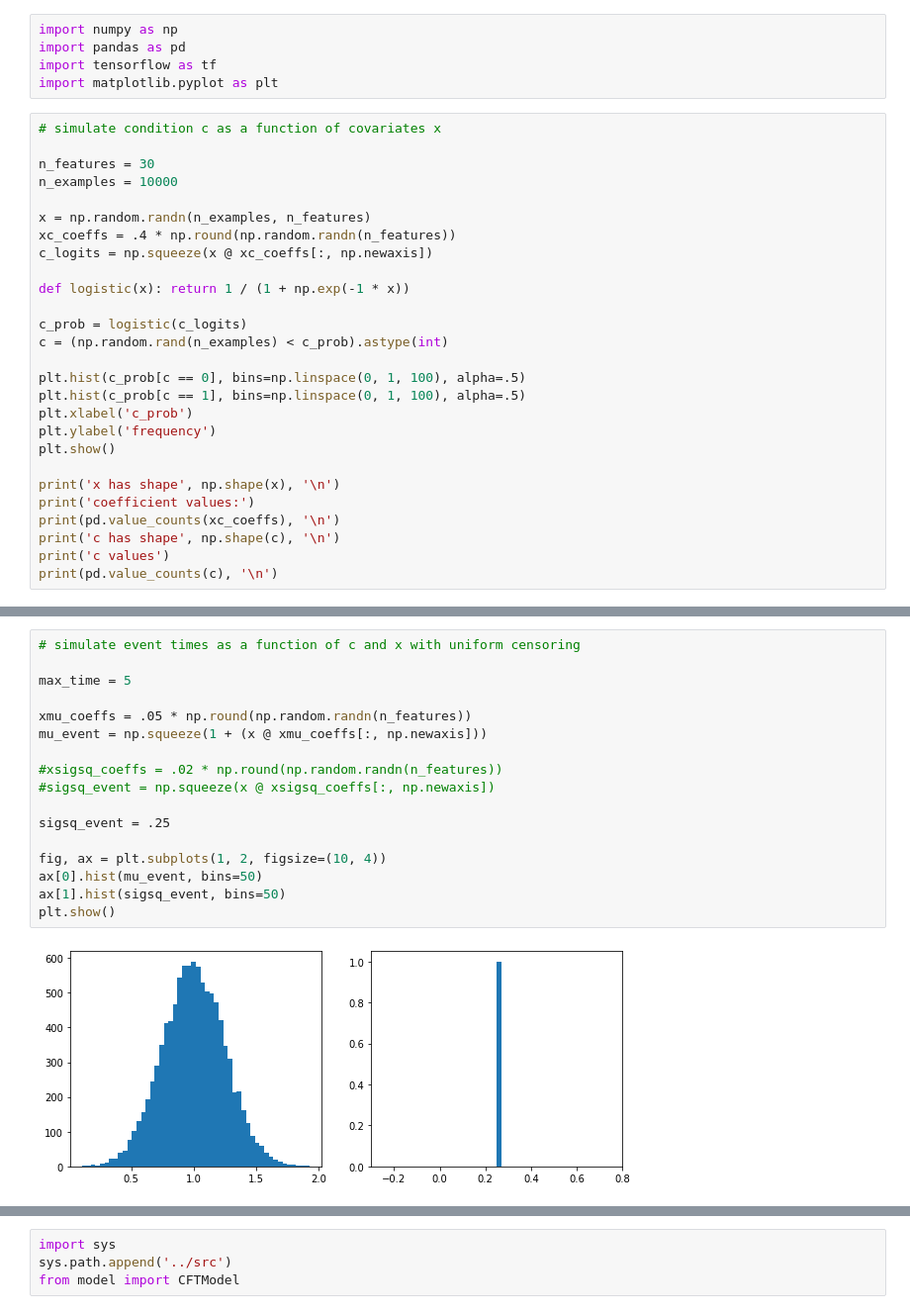
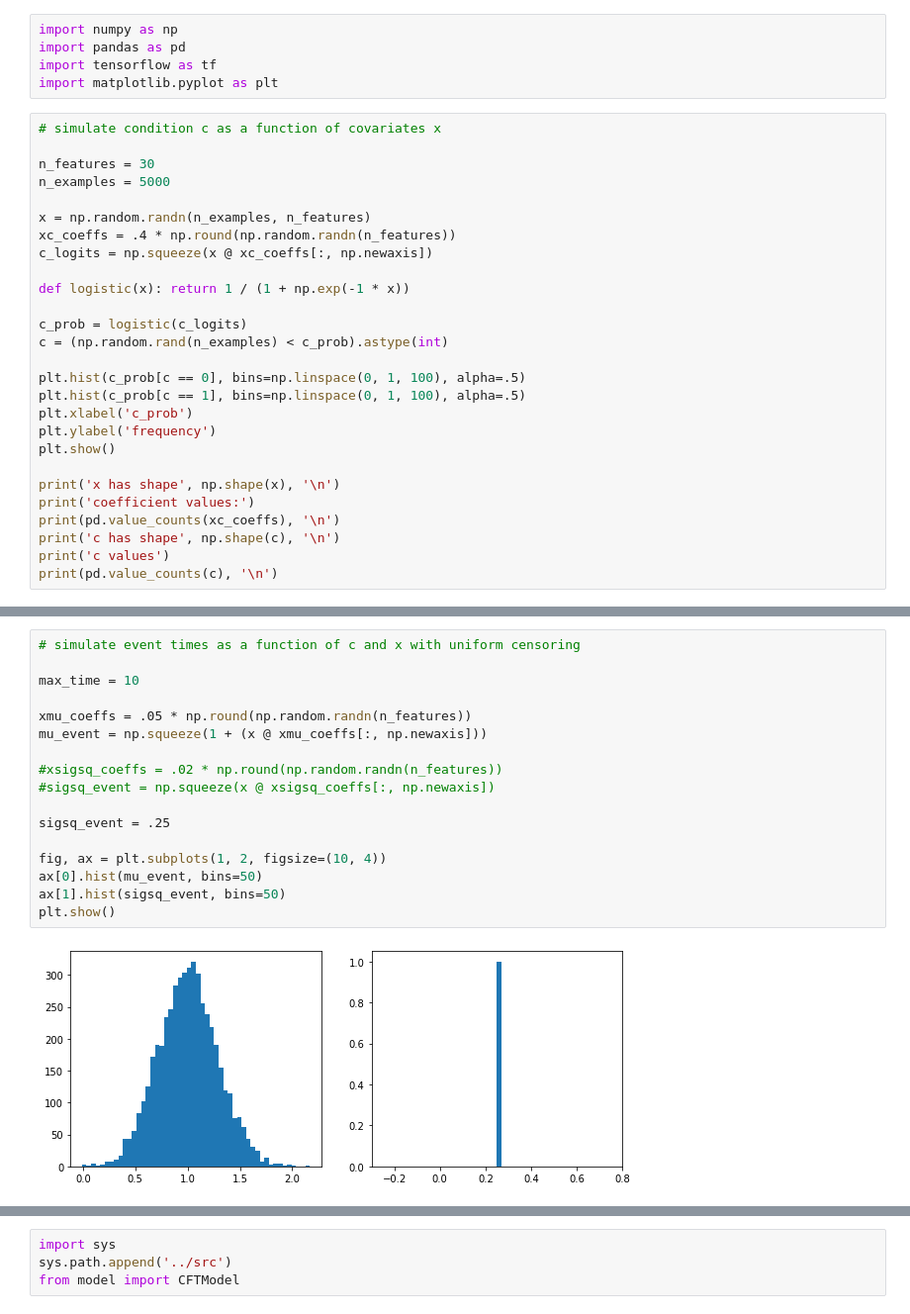
Before and after one commit to mengelhard/cft, a Jupyter notebook: notebooks/cft_sim.ipynb, the cells around one changed output, grey strips where cells are left out. Shown: that part at 99% size. Saved outputs shown, nothing was run; the diff lists cells and outputs as text.

```diff
--- a/notebooks/cft_sim.ipynb
+++ b/notebooks/cft_sim.ipynb
@@ -7,7 +7,7 @@ import matplotlib.pyplot as plt
 # simulate condition c as a function of covariates x
 
 n_features = 30
-n_examples = 10000
+n_examples = 5000
 
 x = np.random.randn(n_examples, n_features)
 xc_coeffs = .4 * np.round(np.random.randn(n_features))
@@ -52,22 +52,22 @@ dtype: int64
 # %%
 # simulate event times as a function of c and x with uniform censoring
 
-max_time = 5
+max_time = 10
 
 xmu_coeffs = .05 * np.round(np.random.randn(n_features))
 mu_event = np.squeeze(1 + (x @ xmu_coeffs[:, np.newaxis]))
 
 #xsigsq_coeffs = .02 * np.round(np.random.randn(n_features))
 #sigsq_event = np.squeeze(x @ xsigsq_coeffs[:, np.newaxis])
 
 sigsq_event = .25
 
 fig, ax = plt.subplots(1, 2, figsize=(10, 4))
 ax[0].hist(mu_event, bins=50)
 ax[1].hist(sigsq_event, bins=50)
 plt.show()
 # %% [output]
-[figure, old version]
+[figure, new version]
 # %%
 event_times = np.exp(mu_event + sigsq_event * np.random.randn(n_examples)) + max_time * (1 - c)
 censoring_times = max_time * np.random.rand(n_examples)
```
Also changed, not shown: parts of 10 cells of this notebook, 2 other files.
